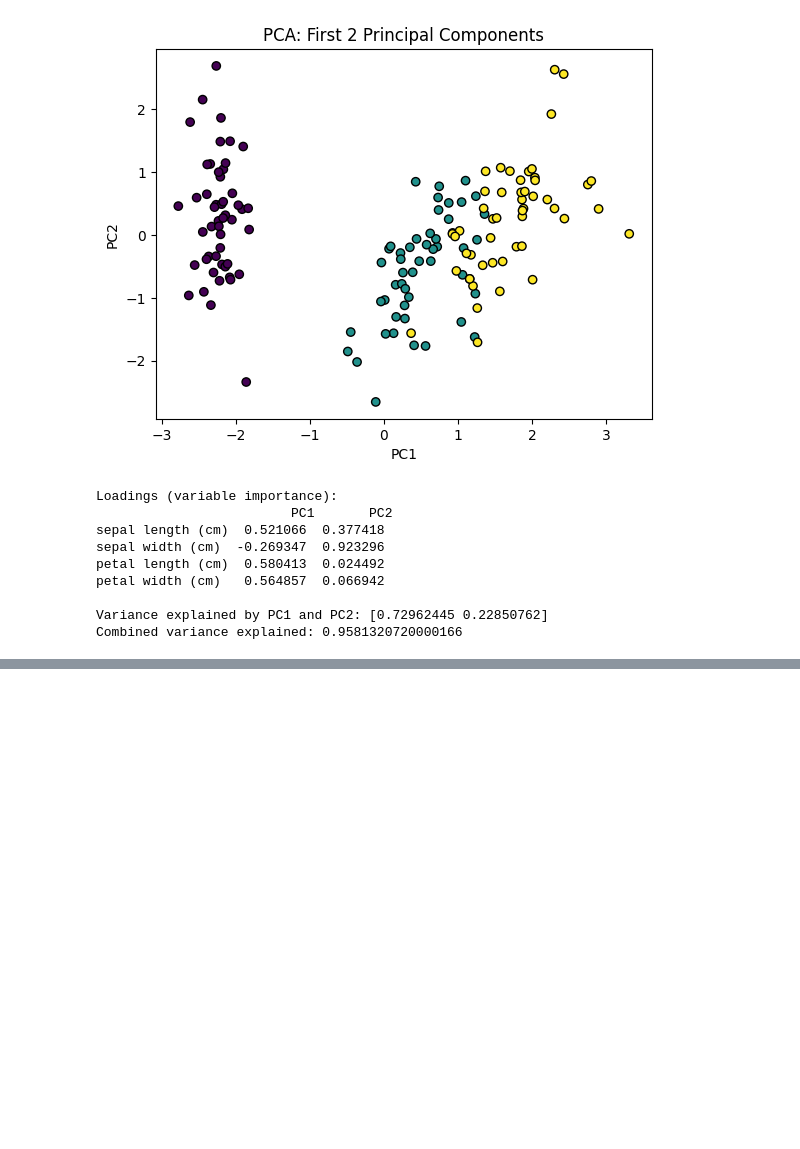
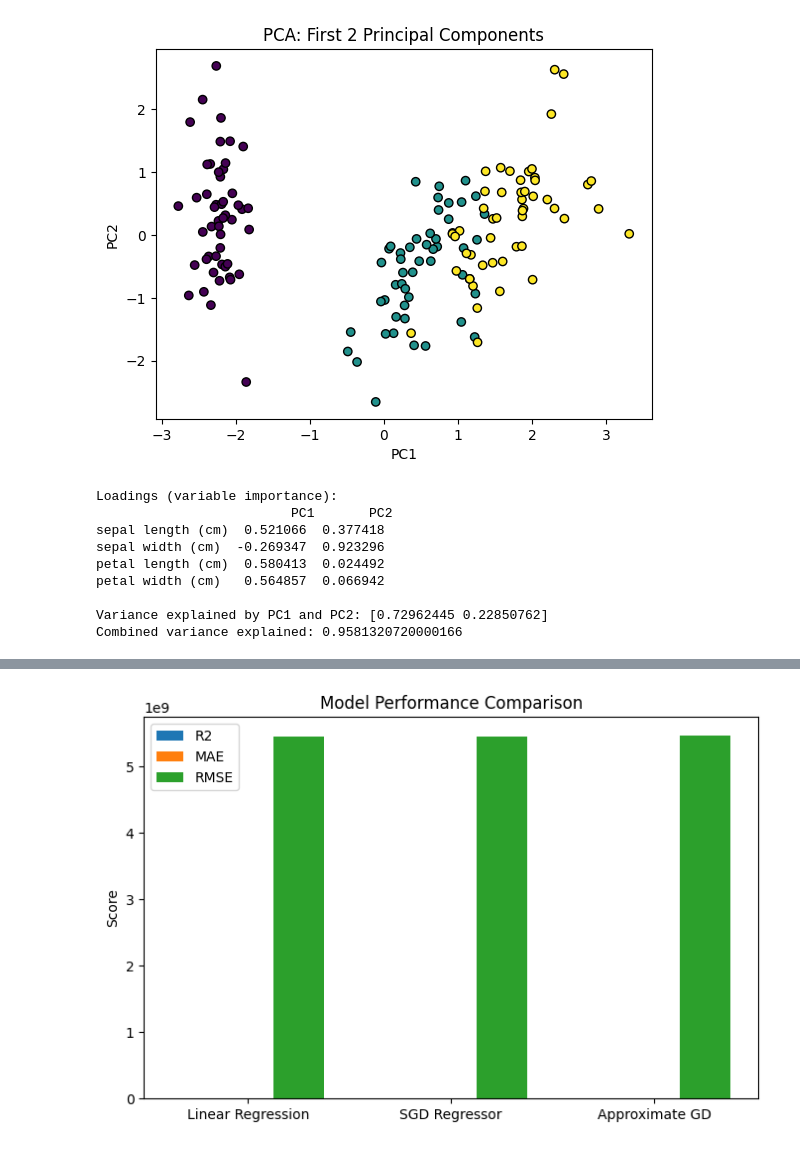
Before and after one commit to vedith12/ML-tasks, a Jupyter notebook: ML_basics.ipynb, the cells around one changed output, grey strips where cells are left out. Cells and saved outputs as stored; diff of their text form; code cells hidden in the pictures; blank space fills up the shorter version.

```diff
--- a/ML_basics.ipynb
+++ b/ML_basics.ipynb
@@ -1797,0 +1982,25 @@ Combined variance explained: 0.9581320720000166
+# %%
+import matplotlib.pyplot as plt
+import numpy as np
+
+models = ['Linear Regression', 'SGD Regressor', 'Approximate GD']
+r2_scores = [r2_score(y_test, y_pred), r2_score(y_test, y_pred_sgd), r2_score(y_test, y_pred_gd)]
+mae_scores = [mean_absolute_error(y_test, y_pred), mean_absolute_error(y_test, y_pred_sgd), mean_absolute_error(y_test, y_pred_gd)]
+rmse_scores = [mean_squared_error(y_test, y_pred), mean_squared_error(y_test, y_pred_sgd), mean_squared_error(y_test, y_pred_gd)]
+
+x = np.arange(len(models))
+width = 0.25
+
+plt.figure(figsize=(8,5))
+
+plt.bar(x - width, r2_scores, width, label='R2')
+plt.bar(x, mae_scores, width, label='MAE')
+plt.bar(x + width, rmse_scores, width, label='RMSE')
+
+plt.xticks(x, models)
+plt.ylabel('Score')
+plt.title('Model Performance Comparison')
+plt.legend()
+plt.show()
+# %% [output]
+[figure, added]
```
Also changed, not shown: parts of 6 cells of this notebook.
